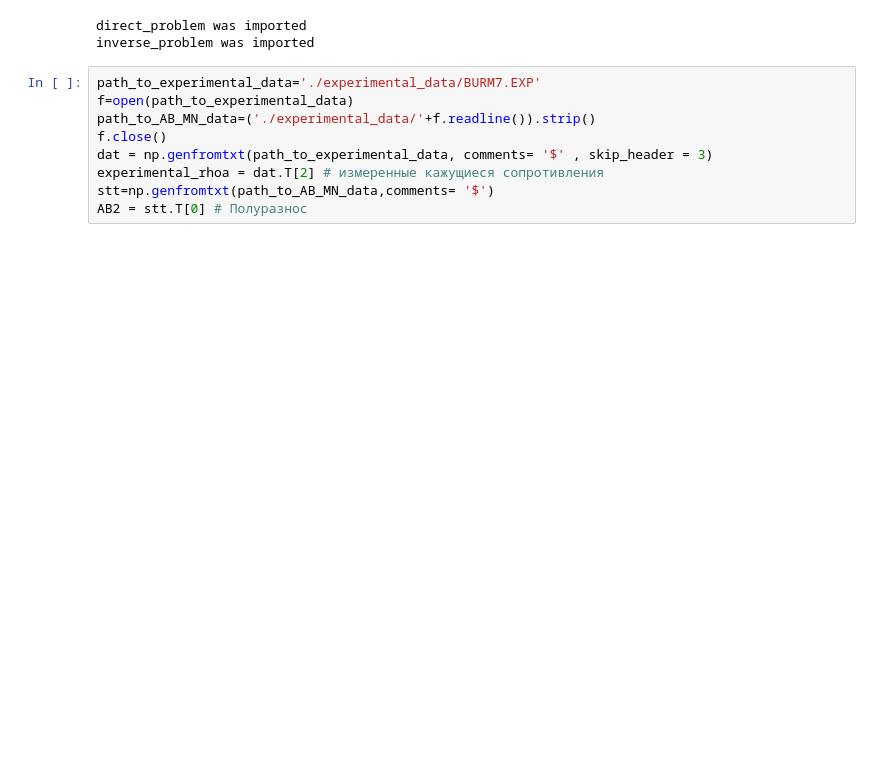
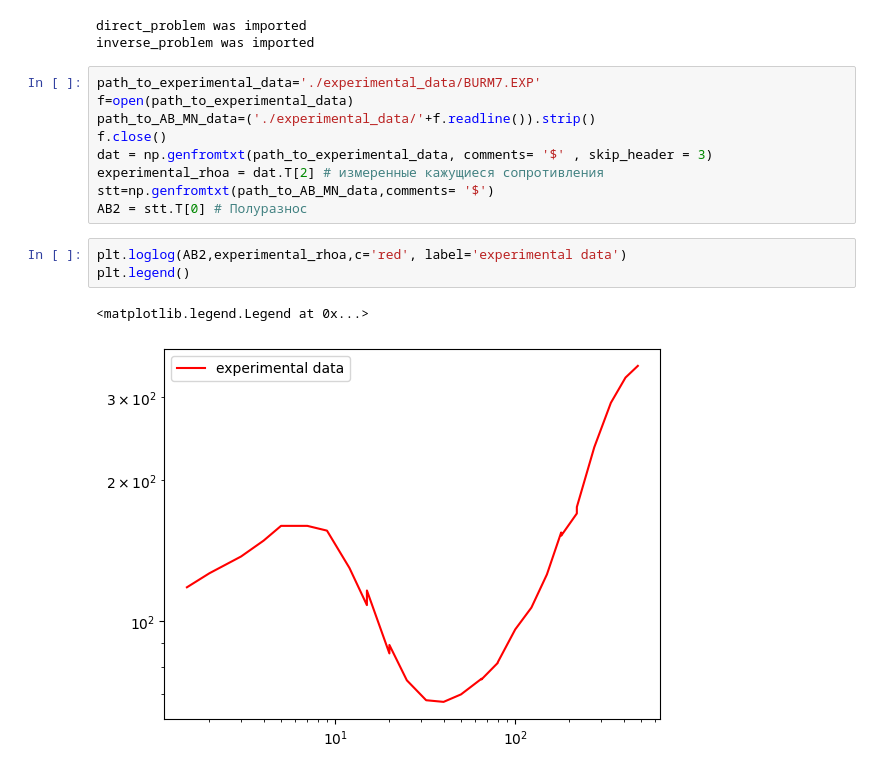
Before and after one commit to arty0mkha/electrical-prospecting, a Jupyter notebook: inverse_example.ipynb, the cells around one changed output. Saved outputs shown, nothing was run; the diff lists cells and outputs as text; blank space fills up the shorter version.

```diff
--- a/inverse_example.ipynb
+++ b/inverse_example.ipynb
@@ -15,3 +16,9 @@ dat = np.genfromtxt(path_to_experimental_data, comments= '$' , skip_header = 3)
 experimental_rhoa = dat.T[2] # измеренные кажущиеся сопротивления
 stt=np.genfromtxt(path_to_AB_MN_data,comments= '$')
 AB2 = stt.T[0] # Полуразнос
+# %%
+plt.loglog(AB2,experimental_rhoa,c='red', label='experimental data')
+plt.legend()
+# %% [output]
+<matplotlib.legend.Legend at 0x...>
+[figure, added]
```
Also changed, not shown: parts of 6 cells of this notebook, 3 other files.
